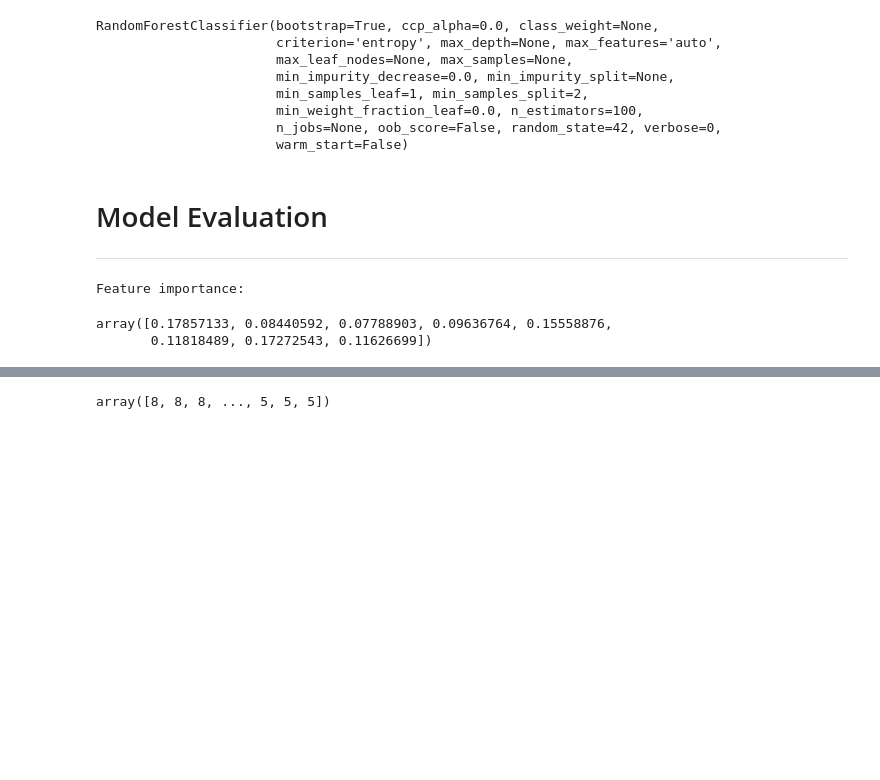
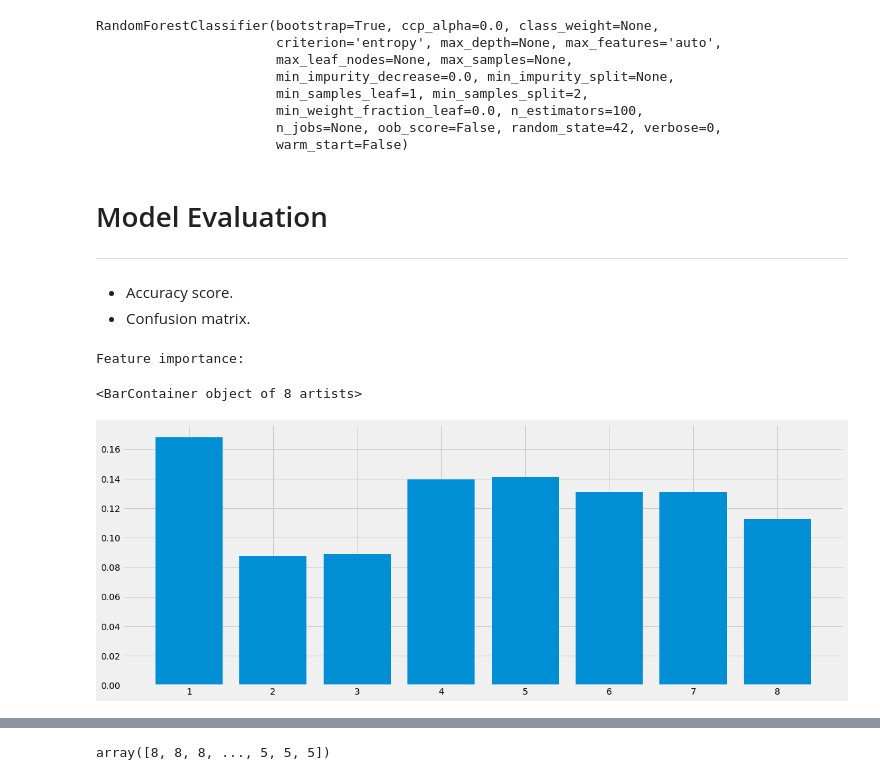
Before and after one commit to dsaharia/BTP-1-modulation_classification, a Jupyter notebook: Notebooks/00_basics_2016.10A.ipynb, the cells around one changed output, grey strips where cells are left out. Cells and saved outputs as stored; diff of their text form; code cells hidden in the pictures; blank space fills up the shorter version.

```diff
--- a/Notebooks/00_basics_2016.10A.ipynb
+++ b/Notebooks/00_basics_2016.10A.ipynb
@@ -104,7 +114,7 @@ Steps -
 2. Separate the training and testing data - Using `60%` (600/1000) for training and `40%` for testing.
 3. Create appropriate labels for the training step
 # %%
-analog_mods = ['WBFM', 'CPFSK']
+analog_mods = ['WBFM']
 removed_keys = [key for key in data if key[0] in analog_mods]
 digital_data = {key: data[key] for key in data if key not in removed_keys}
 digital_snrs, digital_mods = map(lambda j: sorted(list(set(map(lambda x: x[j], digital_data.keys())))), [1,0])
@@ -281,9 +262,9 @@ plt.plot(X_train_features[:2][0])
 # %% [markdown]
 ## Decision Tree based learning
 # %%
-decision_classifier = DecisionTreeClassifier()
-decision_classifier.fit(X_train_features, y_train)
-decision_classifier
+# decision_classifier = DecisionTreeClassifier()
+# decision_classifier.fit(X_train_features, y_train)
+# decision_classifier
 # %% [output]
 DecisionTreeClassifier(ccp_alpha=0.0, class_weight=None, criterion='gini',
                        max_depth=None, max_features=None, max_leaf_nodes=None,
@@ -309,6 +292,8 @@ RandomForestClassifier(bootstrap=True, ccp_alpha=0.0, class_weight=None,
 # %% [markdown]
 # Model Evaluation
 ----
+- Accuracy score.
+- Confusion matrix.
 # %%
 def compute_metrics(model, snrs):
     """This function takes a classifier and range of SNR values,
@@ -326,13 +311,13 @@ def compute_metrics(model, snrs):
                                  values_format='.2f')
             plt.plot()
     return accuracy
-# %%
-print("Feature importance: ")
-decision_classifier.feature_importances_
-# %% [output]
-Feature importance:
-array([0.17857133, 0.08440592, 0.07788903, 0.09636764, 0.15558876,
-       0.11818489, 0.17272543, 0.11626699])
+# %%
+print("Feature importance: ")
+plt.bar([1,2,3,4,5,6,7,8], random_forest_classifier.feature_importances_)
+# %% [output]
+Feature importance:
+<BarContainer object of 8 artists>
+[figure, added]
 # %%
 acc_rf = compute_metrics(random_forest_classifier, train_snrs)
 # %% [output]
```
Also changed, not shown: parts of 16 cells of this notebook.
